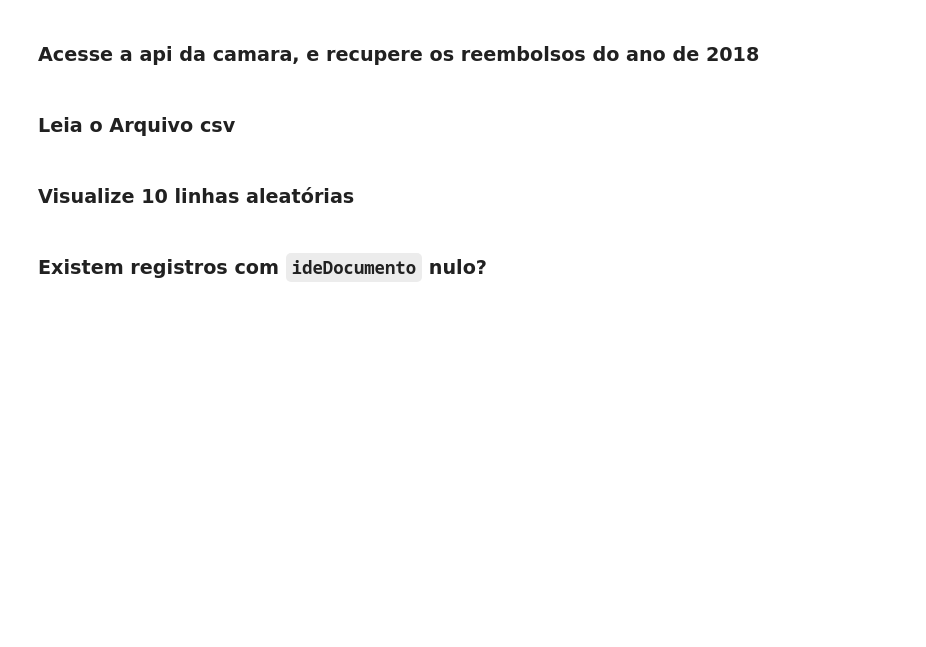
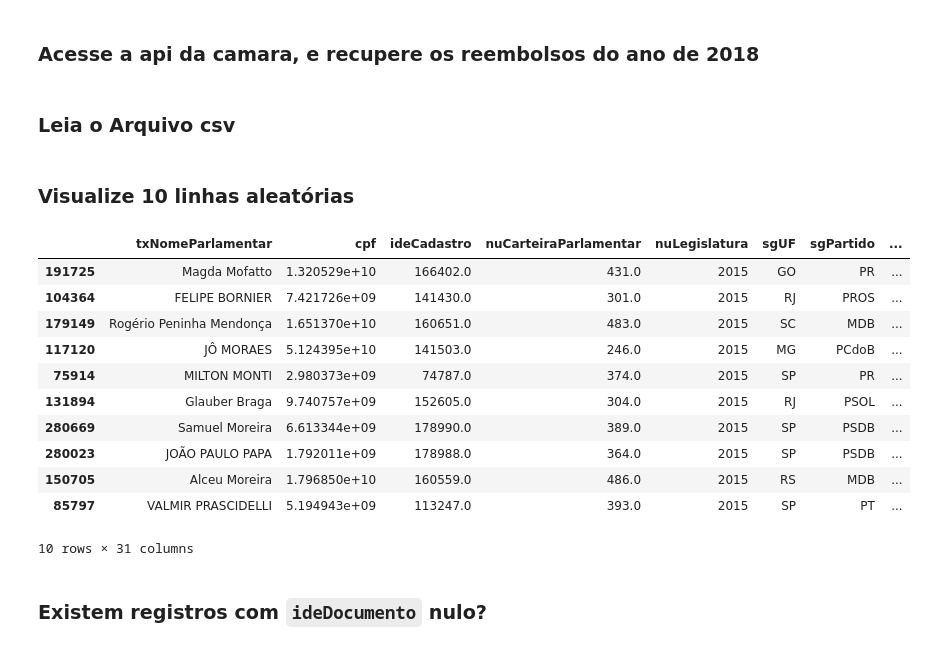
Before and after one commit to escola-de-dados/python-inovacao-civica, a Jupyter notebook: semana_3/desafio.ipynb, the cells around one changed output. Drawn from its saved outputs; the diff is of its cells as text; code cells hidden in the pictures; blank space fills up the shorter version.

```diff
--- a/semana_3/desafio.ipynb
+++ b/semana_3/desafio.ipynb
@@ -14,4 +26,19 @@ import pandas as pd
 # %% [markdown]
 ### Visualize 10 linhas aleatórias
+# %%
+df_reimbursements.sample(10)
+# %% [output]
+|  | txNomeParlamentar | cpf | ideCadastro | nuCarteiraParlamentar | nuLegislatura | sgUF | sgPartido | ... |
+| 191725 | Magda Mofatto | 1.320529e+10 | 166402.0 | 431.0 | 2015 | GO | PR | ... |
+| 104364 | FELIPE BORNIER | 7.421726e+09 | 141430.0 | 301.0 | 2015 | RJ | PROS | ... |
+| 179149 | Rogério Peninha Mendonça | 1.651370e+10 | 160651.0 | 483.0 | 2015 | SC | MDB | ... |
+| 117120 | JÔ MORAES | 5.124395e+10 | 141503.0 | 246.0 | 2015 | MG | PCdoB | ... |
+| 75914 | MILTON MONTI | 2.980373e+09 | 74787.0 | 374.0 | 2015 | SP | PR | ... |
+| 131894 | Glauber Braga | 9.740757e+09 | 152605.0 | 304.0 | 2015 | RJ | PSOL | ... |
+| 280669 | Samuel Moreira | 6.613344e+09 | 178990.0 | 389.0 | 2015 | SP | PSDB | ... |
+| 280023 | JOÃO PAULO PAPA | 1.792011e+09 | 178988.0 | 364.0 | 2015 | SP | PSDB | ... |
+| 150705 | Alceu Moreira | 1.796850e+10 | 160559.0 | 486.0 | 2015 | RS | MDB | ... |
+| 85797 | VALMIR PRASCIDELLI | 5.194943e+09 | 113247.0 | 393.0 | 2015 | SP | PT | ... |
+10 rows × 31 columns
 # %% [markdown]
 ### Existem registros com `ideDocumento` nulo?
```
Also changed, not shown: parts of 7 cells of this notebook, 1 other file.
